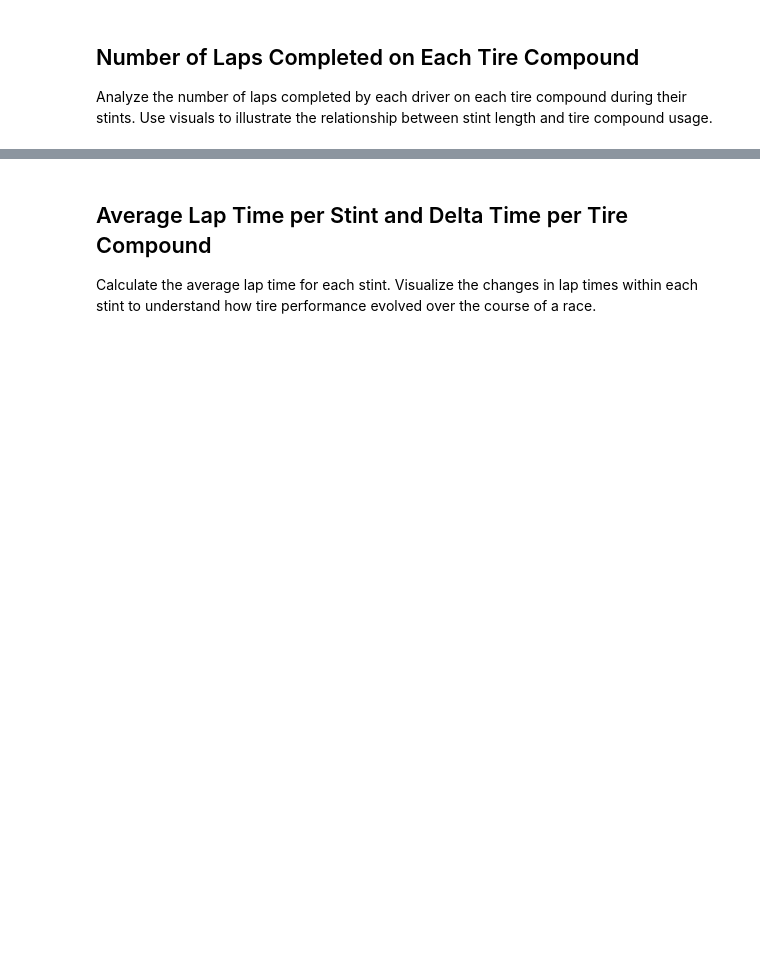
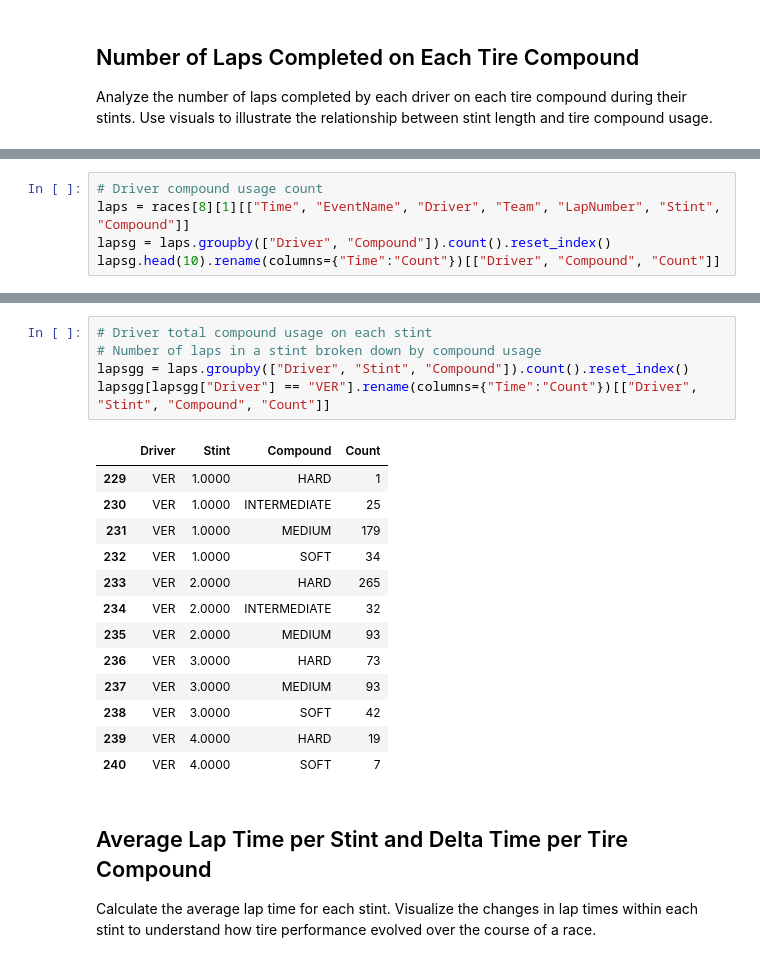
Before and after one commit to MyNameIsCalvinDavis/Data-Science, a Jupyter notebook: F1/F1.ipynb, the cells around one changed output, grey strips where cells are left out. Drawn from its saved outputs; the diff is of its cells as text; blank space fills up the shorter version.

```diff
--- a/F1/F1.ipynb
+++ b/F1/F1.ipynb
@@ -348,0 +371,5 @@ Analyze the number of laps completed by each driver on each tire compound during
+# %%
+# Driver compound usage count
+laps = races[8][1][["Time", "EventName", "Driver", "Team", "LapNumber", "Stint", "Compound"]]
+lapsg = laps.groupby(["Driver", "Compound"]).count().reset_index()
+lapsg.head(10).rename(columns={"Time":"Count"})[["Driver", "Compound", "Count"]]
@@ -349,3 +388,22 @@ Analyze the number of laps completed by each driver on each tire compound during
+# %%
+# Driver total compound usage on each stint
+# Number of laps in a stint broken down by compound usage
+lapsgg = laps.groupby(["Driver", "Stint", "Compound"]).count().reset_index()
+lapsgg[lapsgg["Driver"] == "VER"].rename(columns={"Time":"Count"})[["Driver", "Stint", "Compound", "Count"]]
+# %% [output]
+|  | Driver | Stint | Compound | Count |
+| 229 | VER | 1.0000 | HARD | 1 |
+| 230 | VER | 1.0000 | INTERMEDIATE | 25 |
+| 231 | VER | 1.0000 | MEDIUM | 179 |
+| 232 | VER | 1.0000 | SOFT | 34 |
+| 233 | VER | 2.0000 | HARD | 265 |
+| 234 | VER | 2.0000 | INTERMEDIATE | 32 |
+| 235 | VER | 2.0000 | MEDIUM | 93 |
+| 236 | VER | 3.0000 | HARD | 73 |
+| 237 | VER | 3.0000 | MEDIUM | 93 |
+| 238 | VER | 3.0000 | SOFT | 42 |
+| 239 | VER | 4.0000 | HARD | 19 |
+| 240 | VER | 4.0000 | SOFT | 7 |
 # %% [markdown]
 ## Average Lap Time per Stint and Delta Time per Tire Compound
 Calculate the average lap time for each stint. Visualize the changes in lap times within each stint to understand how tire performance evolved over the course of a race.
```
Also changed, not shown: parts of 7 cells of this notebook.
